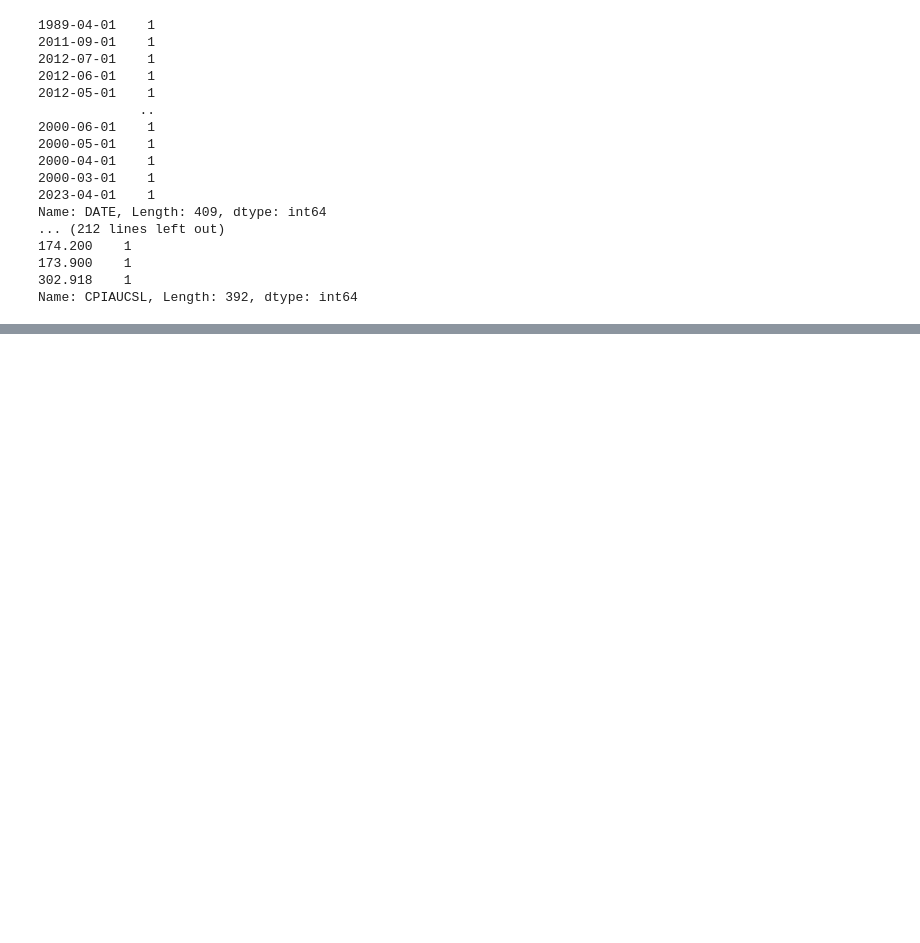
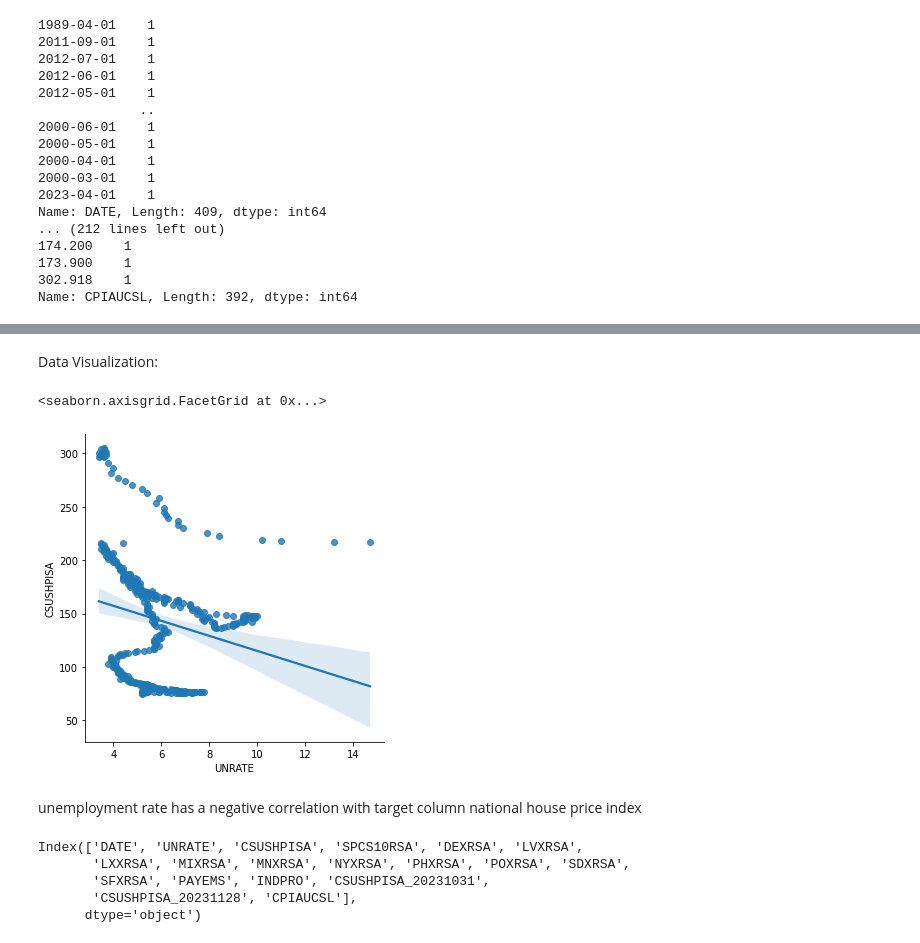
Before and after one commit to madhuriravi/Internship, a Jupyter notebook: Assessment_HomeLLC.ipynb, the cells around one changed output, grey strips where cells are left out. Cells and saved outputs as stored; diff of their text form; code cells hidden in the pictures; blank space fills up the shorter version.

```diff
--- a/Assessment_HomeLLC.ipynb
+++ b/Assessment_HomeLLC.ipynb
@@ -753,0 +889,17 @@ memory usage: 63.9 KB
+# %% [markdown]
+Data Visualization:
+# %%
+sns.lmplot(x="UNRATE",y="CSUSHPISA",data=df4,palette="icefire")
+# %% [output]
+<seaborn.axisgrid.FacetGrid at 0x...>
+[figure, added]
+# %% [markdown]
+unemployment rate has a negative correlation with target column national house price index
+# %%
+df4.columns
+# %% [output]
+Index(['DATE', 'UNRATE', 'CSUSHPISA', 'SPCS10RSA', 'DEXRSA', 'LVXRSA',
+       'LXXRSA', 'MIXRSA', 'MNXRSA', 'NYXRSA', 'PHXRSA', 'POXRSA', 'SDXRSA',
+       'SFXRSA', 'PAYEMS', 'INDPRO', 'CSUSHPISA_20231031',
+       'CSUSHPISA_20231128', 'CPIAUCSL'],
+      dtype='object')
```
Also changed, not shown: parts of 120 cells of this notebook.
